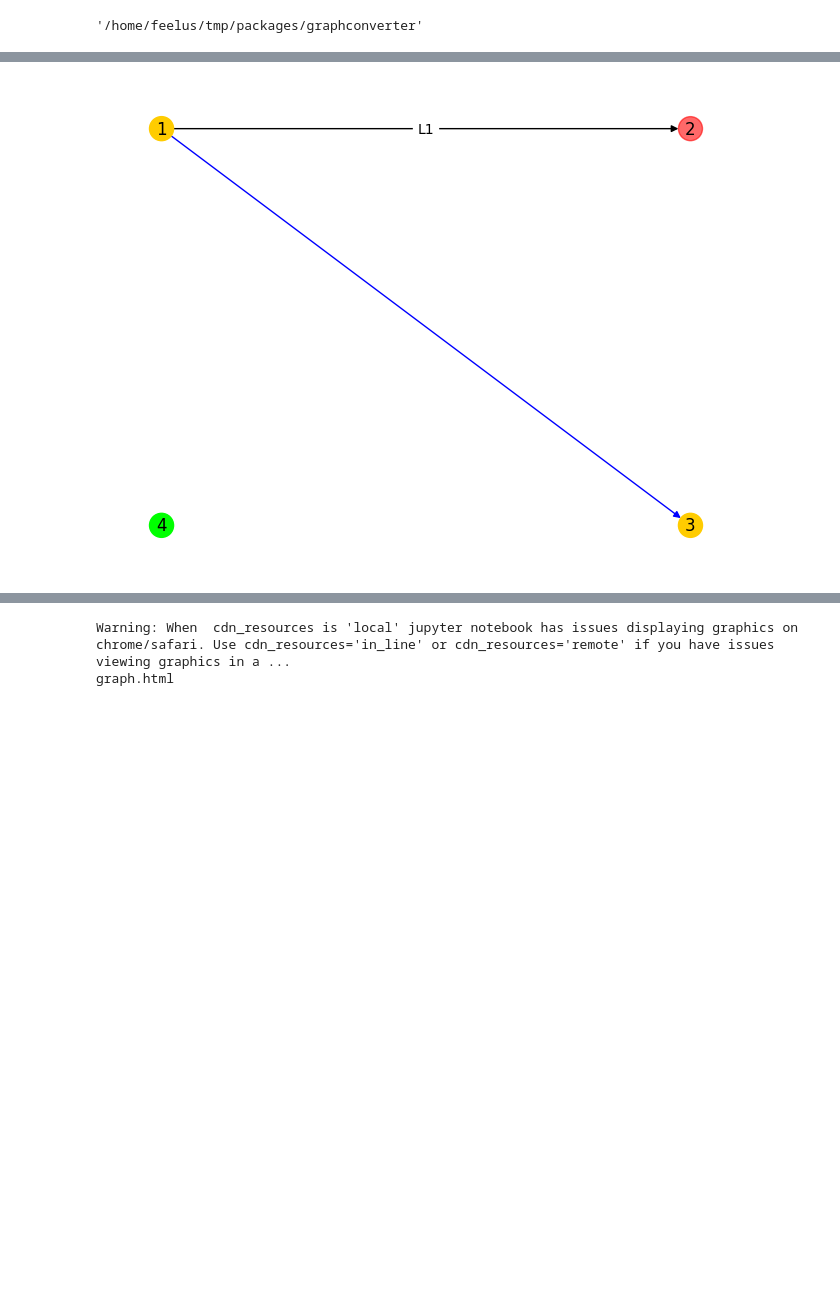
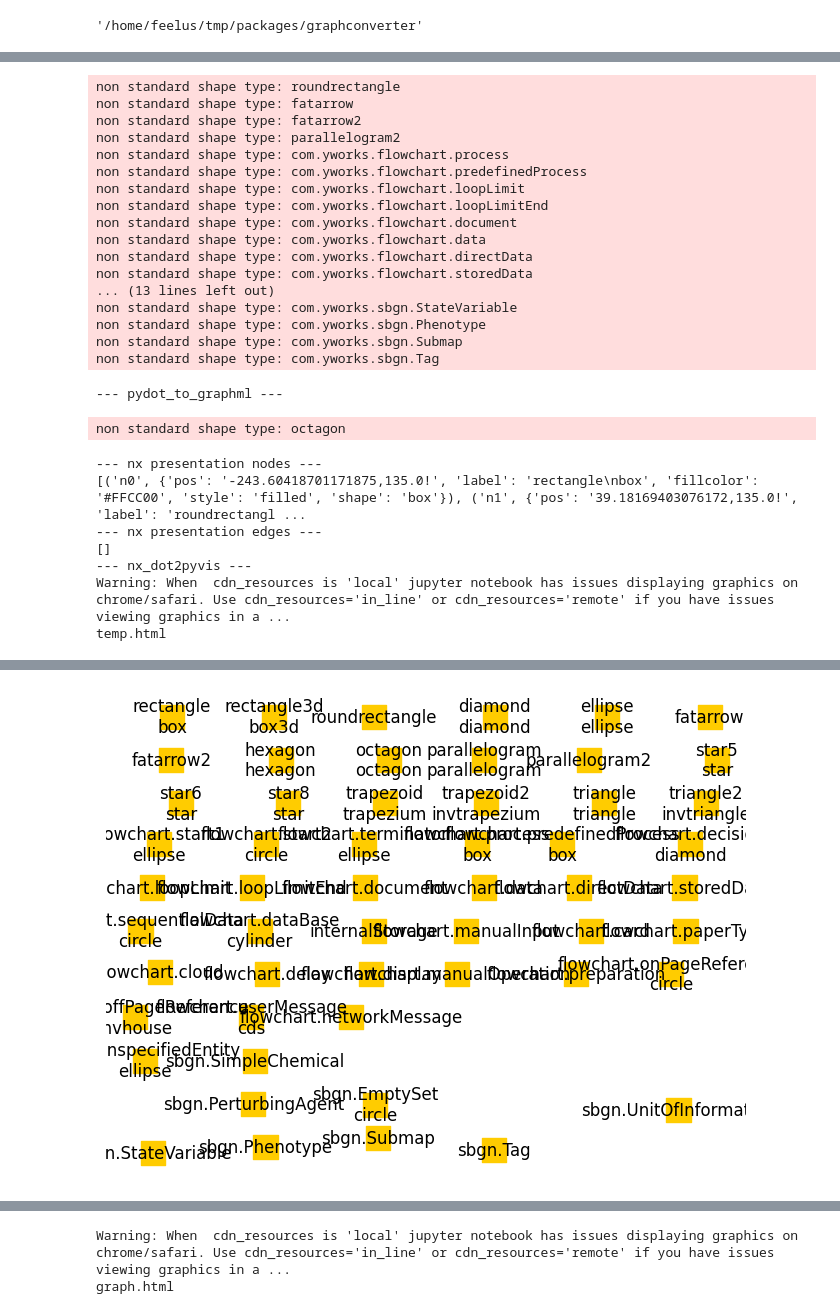
Before and after one commit to FeelUsM/graphconverter, a Jupyter notebook: Untitled.ipynb, the cells around one changed output, grey strips where cells are left out. Cells and saved outputs as stored; diff of their text form; code cells hidden in the pictures; blank space fills up the shorter version.

Commit message:
shapes

```diff
--- a/Untitled.ipynb
+++ b/Untitled.ipynb
@@ -55,13 +104,16 @@ def draw_nxdot(G):
 	nx.draw_networkx_edge_labels(G, epos(G), edge_labels=nx.get_edge_attributes(G, "label"))
 # %%
 def test(name):
+	print('--- pydot_from_graphml ---')
 	GD = gc.pydot_from_graphml(name+'.graphml')
 
 	GD.write(name+'.dot')
+	print('--- dot presentation ---')
 	print(GD)
 	#GD.draw(name+".png", prog="neato", args="-n")
 	subprocess.run(["neato", "-n", "-Tpng", name+".dot", "-o", name+".png"])
 
+	print('--- pydot_to_graphml ---')
 	gc.pydot_to_graphml(GD,name+'-2.graphml')
 
 	G = nx.nx_pydot.from_pydot(GD)
@@ -71,10 +123,14 @@ def test(name):
 	#GD2.draw(name+"-2.png", prog="neato", args="-n")
 	subprocess.run(["neato", "-n", "-Tpng", name+"-2.dot", "-o", name+"-2.png"])
 
+	print('--- nx presentation nodes ---')
 	print(G.nodes(data=True))
+	print('--- nx presentation edges ---')
 	print(G.edges(data=True))
 	draw_nxdot(G)
-	return nx_dot2pyvis(G)
+	print('--- nx_dot2pyvis ---')
+	return pyvis_from_nxdot(G)
 # %%
-test('test/03-colors').show('temp.html')
+# в networkx для отрисовки разных форм узлов надо по сути свою функцию рисования почти с нуля написать
+test('test/04-nodeshape').show('temp.html')
 # %% [output]
@@ -94,2 +154,28 @@ temp.html
+non standard shape type: roundrectangle
+non standard shape type: fatarrow
+non standard shape type: fatarrow2
+non standard shape type: parallelogram2
+non standard shape type: com.yworks.flowchart.process
+non standard shape type: com.yworks.flowchart.predefinedProcess
+non standard shape type: com.yworks.flowchart.loopLimit
+non standard shape type: com.yworks.flowchart.loopLimitEnd
+non standard shape type: com.yworks.flowchart.document
+non standard shape type: com.yworks.flowchart.data
+non standard shape type: com.yworks.flowchart.directData
+non standard shape type: com.yworks.flowchart.storedData
+... (13 lines left out)
+non standard shape type: com.yworks.sbgn.StateVariable
+non standard shape type: com.yworks.sbgn.Phenotype
+non standard shape type: com.yworks.sbgn.Submap
+non standard shape type: com.yworks.sbgn.Tag
+--- pydot_to_graphml ---
+non standard shape type: octagon
+--- nx presentation nodes ---
+[('n0', {'pos': '-243.60418701171875,135.0!', 'label': 'rectangle\nbox', 'fillcolor': '#FFCC00', 'style': 'filled', 'shape': 'box'}), ('n1', {'pos': '39.18169403076172,135.0!', 'label': 'roundrectangl ...
+--- nx presentation edges ---
+[]
+--- nx_dot2pyvis ---
+Warning: When  cdn_resources is 'local' jupyter notebook has issues displaying graphics on chrome/safari. Use cdn_resources='in_line' or cdn_resources='remote' if you have issues viewing graphics in a ...
+temp.html
 [interactive output not drawn]
-[figure, old version]
+[figure, new version]
```
Also changed, not shown: parts of 8 cells of this notebook, 23 other files.
